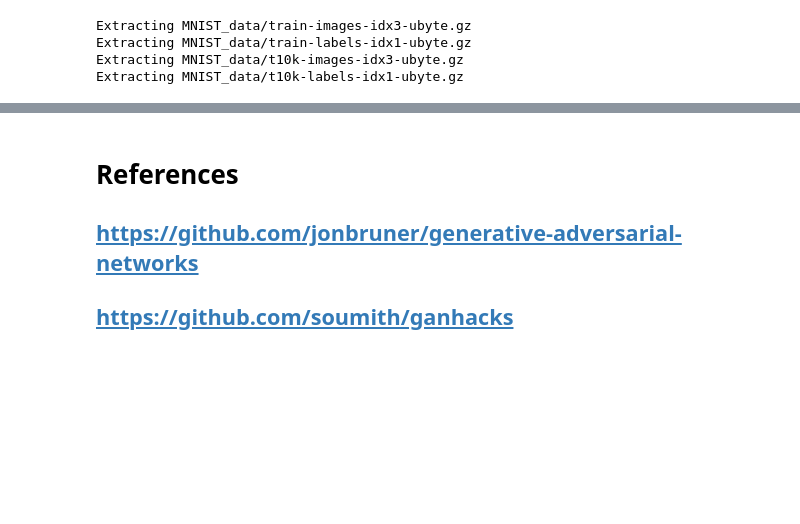
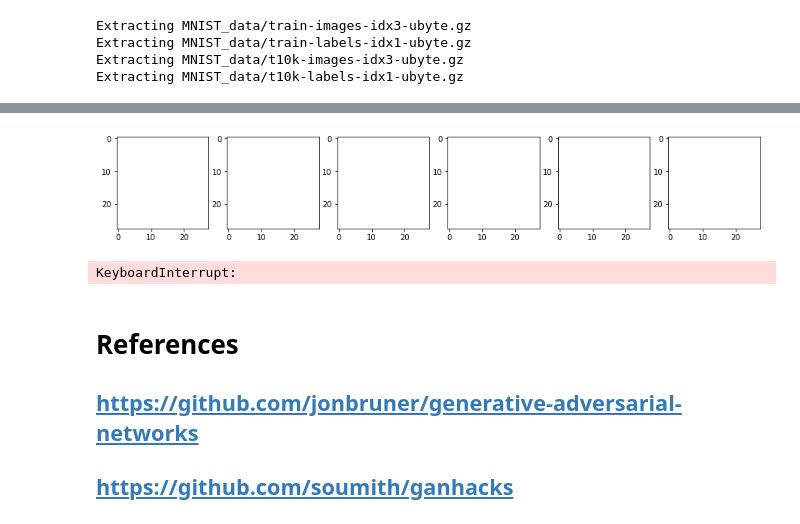
Before and after one commit to PooneetThaper/GAN-Implementation, a Jupyter notebook: DCGAN_MNIST.ipynb, the cells around one changed output, grey strips where cells are left out. Saved outputs shown, nothing was run; the diff lists cells and outputs as text; code cells hidden in the pictures; blank space fills up the shorter version.

```diff
--- a/DCGAN_MNIST.ipynb
+++ b/DCGAN_MNIST.ipynb
@@ -309,16 +325,36 @@ for i in range(num_discrimator_iter):
-# %%
-# Train networks together
-
-for i in range(num_adversarial_iter):
-    image_batch = mnist.train.next_batch(batch_size)
-    z_input = np.random.normal(-1, 1, [batch_size, 128])
-
-    sess.run([D_train_real, D_train_fake, G_train], feed_dict={images_placeholder: image_batch[0],
-                                                               z_placeholder: z_input})
-
-    if i%10 == 0:
-        s = sess.run(summ, {z_placeholder: z_input, x_placeholder: image_batch})
-        writer.add_summary(s, i)
+# %%
+# Train networks together
+
+for i in range(num_adversarial_iter):
+    image_batch = mnist.train.next_batch(batch_size)
+    z_input = np.random.normal(-1, 1, [batch_size, 128])
+
+    sess.run([D_train_real, D_train_fake, G_train], feed_dict={images_placeholder: image_batch[0],
+                                                               z_placeholder: z_input})
+
+    if i%10 == 0:
+        z_val = np.random.normal(-1, 1, [batch_size, 128])
+        image_batch_val = mnist.train.next_batch(batch_size)
+        z_summary = np.random.normal(-1, 1, [6, 128])
+        s = sess.run(summ, {z_placeholder: z_val, images_placeholder: image_batch_val[0], z_sample: z_summary})
+        writer.add_summary(s, i)
+        if i%10000 == 0:
+            image = sess.run(sample_images, feed_dict={z_sample: z_summary})
+            plt.close()
+            fig, ax = plt.subplots(1, 6, figsize = (15, 24))
+            for i, a in enumerate(ax):
+                a.imshow(image[i].squeeze(), cmap='gray_r') # Squeeze the output of the generator down to two dimensions
+            plt.show()
+    if i%1000 == 0:
+        z_test = np.random.normal(-1, 1, [batch_size, 128])
+        image_batch_test = mnist.train.next_batch(batch_size)
+        d_loss_real, d_loss_fake, g_loss = sess.run([D_loss_real, D_loss_fake, G_loss],
+                                                    feed_dict={images_placeholder: image_batch_test[0],
+                                                               z_placeholder: z_test})
+        print(i, d_loss_real, d_loss_fake, g_loss)
+# %% [output]
+[figure, added]
+KeyboardInterrupt:
 # %% [markdown]
 # References
 ## https://github.com/jonbruner/generative-adversarial-networks
```
Also changed, not shown: parts of 4 cells of this notebook, 1 other file.
